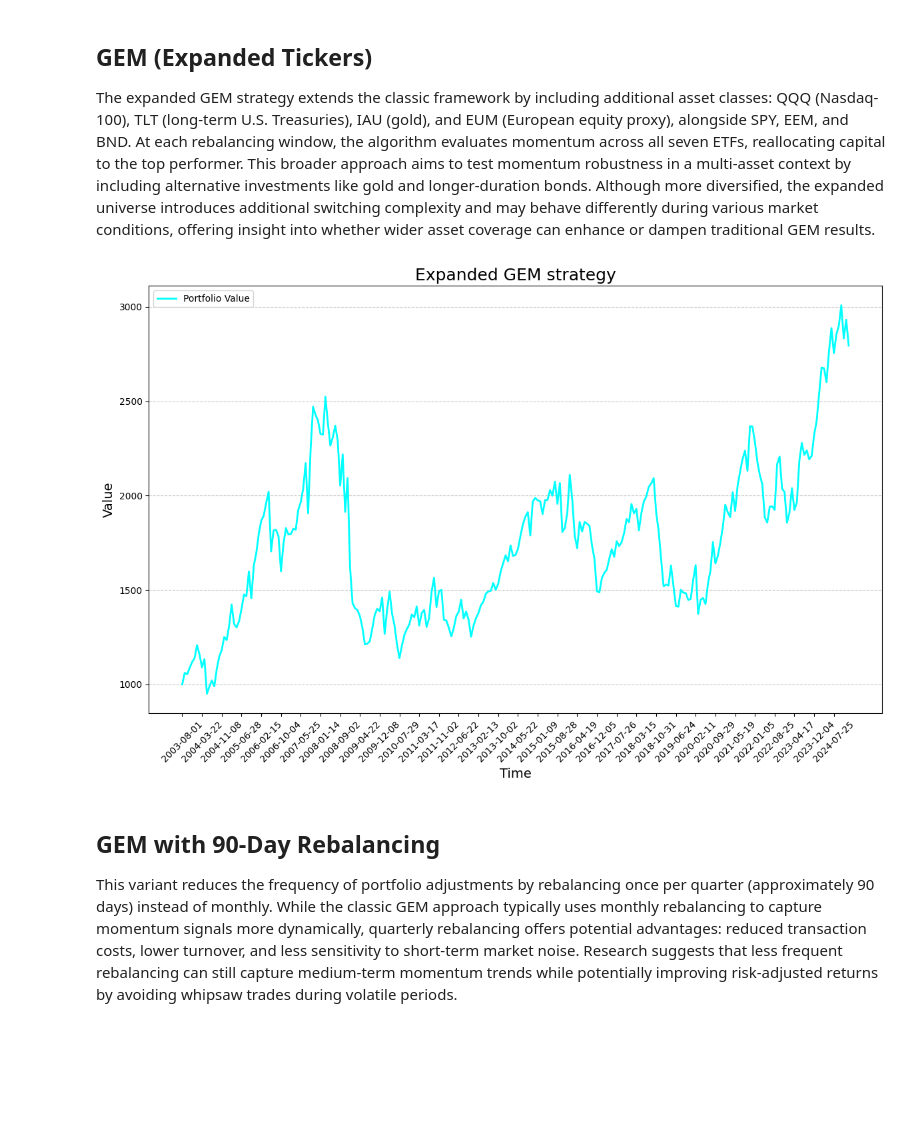
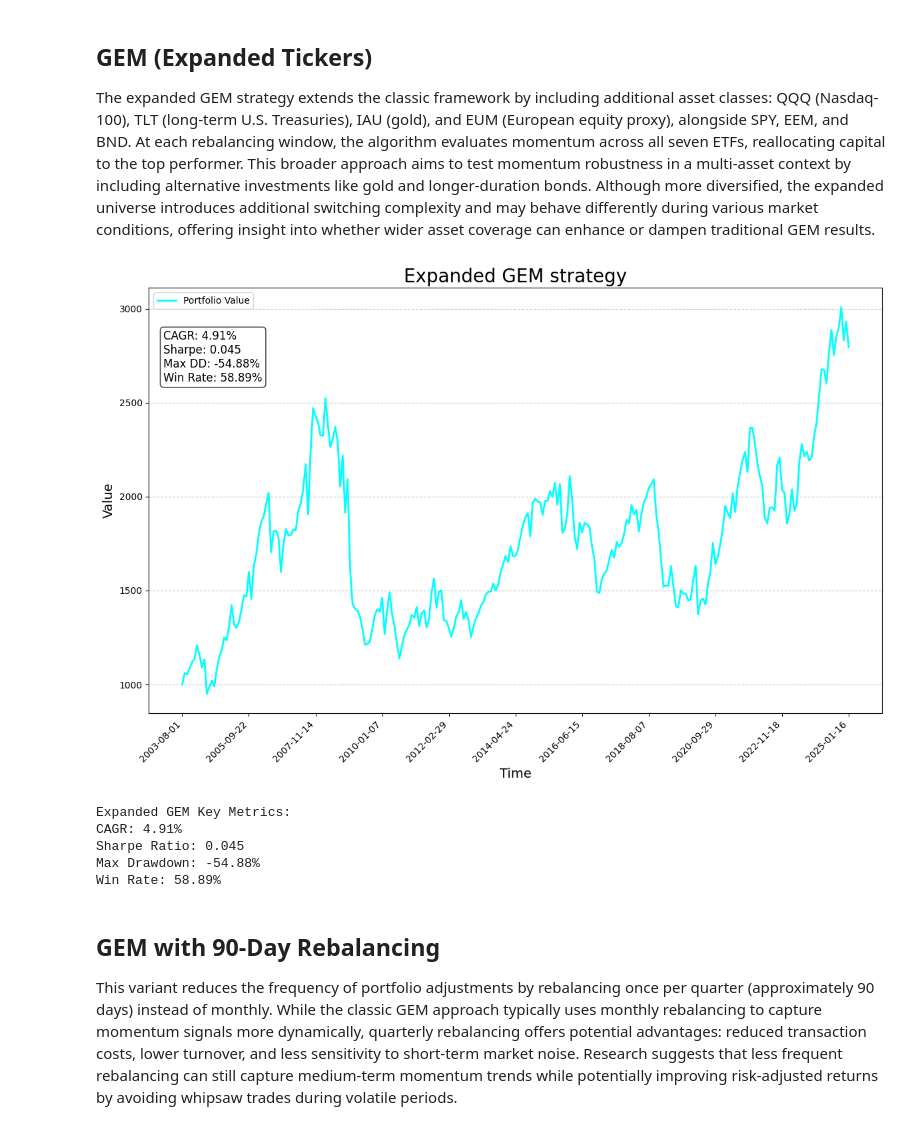
Before and after one commit to Azalurg/stock-market-research, a Jupyter notebook: gem.ipynb, the cells around one changed output. Drawn from its saved outputs; the diff is of its cells as text; code cells hidden in the pictures; blank space fills up the shorter version.

```diff
--- a/gem.ipynb
+++ b/gem.ipynb
@@ -78,13 +78,27 @@ def adjust_days(days: int) -> int:
     return int(days / 365 * TRADING_DAYS_IN_YEAR)
 # %%
 # Plot function
-def plot(plot_values, plot_days, title):
+def plot(plot_values, plot_days, title, stats=None):
     plt.figure(figsize=(12, 8))
     plt.plot(plot_days, plot_values, label="Portfolio Value", color="aqua", linewidth=2)
-    plt.title(title, fontsize=18)
+    plt.title(title, fontsize=20)
+    if stats:
+        stats_text = f"CAGR: {stats['cagr [%]']}%\nSharpe: {stats['sharpe_ratio']}\nMax DD: {stats['max_drawdown [%]']}%\nWin Rate: {stats['win_rate']}%"
+        plt.text(
+            0.02,
+            0.9,
+            stats_text,
+            transform=plt.gca().transAxes,
+            fontsize=12,
+            verticalalignment="top",
+            bbox=dict(boxstyle="round,pad=0.3", facecolor="white", alpha=0.8),
+        )
     plt.xlabel("Time", fontsize=14)
     plt.ylabel("Value", fontsize=14)
-    plt.xticks(plot_days[::8], rotation=45)
+    # Adjust xticks to avoid overlap
+    n_ticks = 10
+    step = max(1, len(plot_days) // n_ticks)
+    plt.xticks(plot_days[::step], rotation=45, ha="right")
     plt.legend(loc="upper left")
     plt.grid(axis="y", linestyle="--", alpha=0.7)
     plt.tight_layout()
@@ -179,13 +383,35 @@ The expanded GEM strategy extends the classic framework by including additional
 # %%
 REBALANCE_PERIOD = 30  # in days
 COMPARISON_TIME_WINDOW = 365  # in days
 
 all_gem_original_values, all_gem_original_days = gem_sim(
     REBALANCE_PERIOD, COMPARISON_TIME_WINDOW, EXTENDED_TICKERS
 )
-plot(all_gem_original_values, all_gem_original_days, "Expanded GEM strategy")
+
+all_gem_original_stats = calculate_portfolio_statistics(
+    all_gem_original_values, all_gem_original_days
+)
+
+plot(
+    all_gem_original_values,
+    all_gem_original_days,
+    "Expanded GEM strategy",
+    stats=all_gem_original_stats,
+)
 # %% [output]
-[figure, old version]
+[figure, new version]
+# %%
+print("Expanded GEM Key Metrics:")
+print(f"CAGR: {all_gem_original_stats['cagr [%]']}%")
+print(f"Sharpe Ratio: {all_gem_original_stats['sharpe_ratio']}")
+print(f"Max Drawdown: {all_gem_original_stats['max_drawdown [%]']}%")
+print(f"Win Rate: {all_gem_original_stats['win_rate']}%")
+# %% [output]
+Expanded GEM Key Metrics:
+CAGR: 4.91%
+Sharpe Ratio: 0.045
+Max Drawdown: -54.88%
+Win Rate: 58.89%
 # %% [markdown]
 ## GEM with 90-Day Rebalancing
 
```
Also changed, not shown: parts of 30 cells of this notebook.
